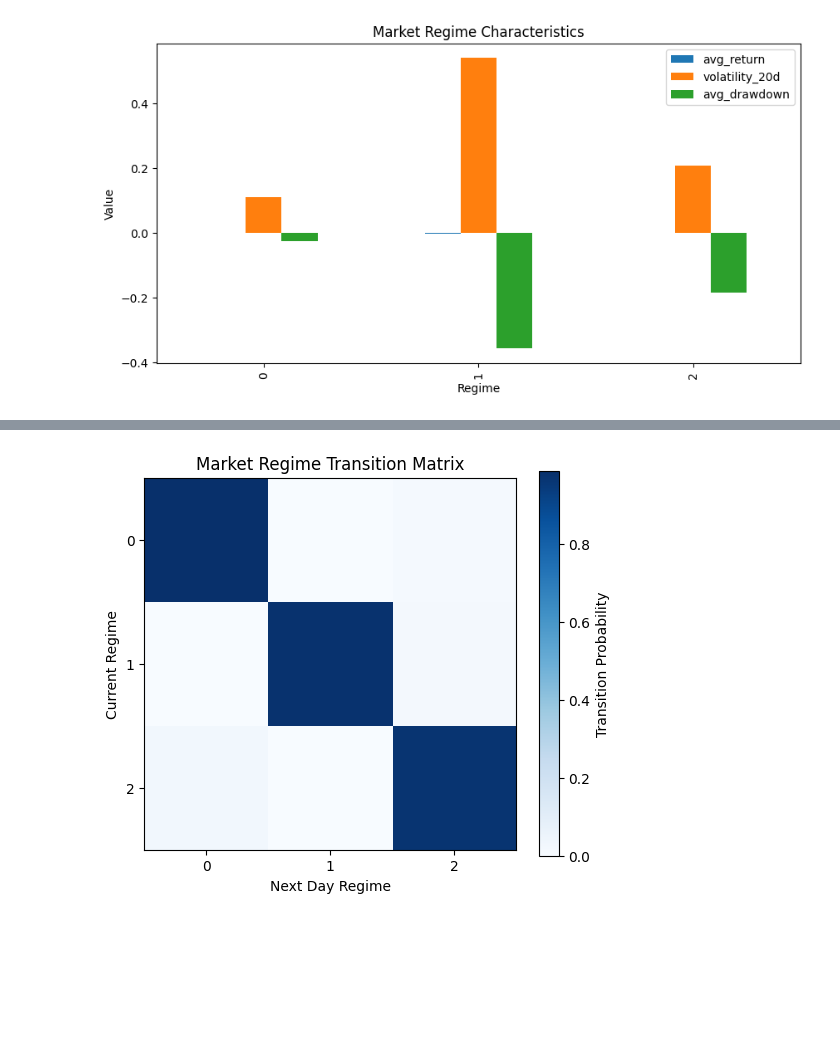
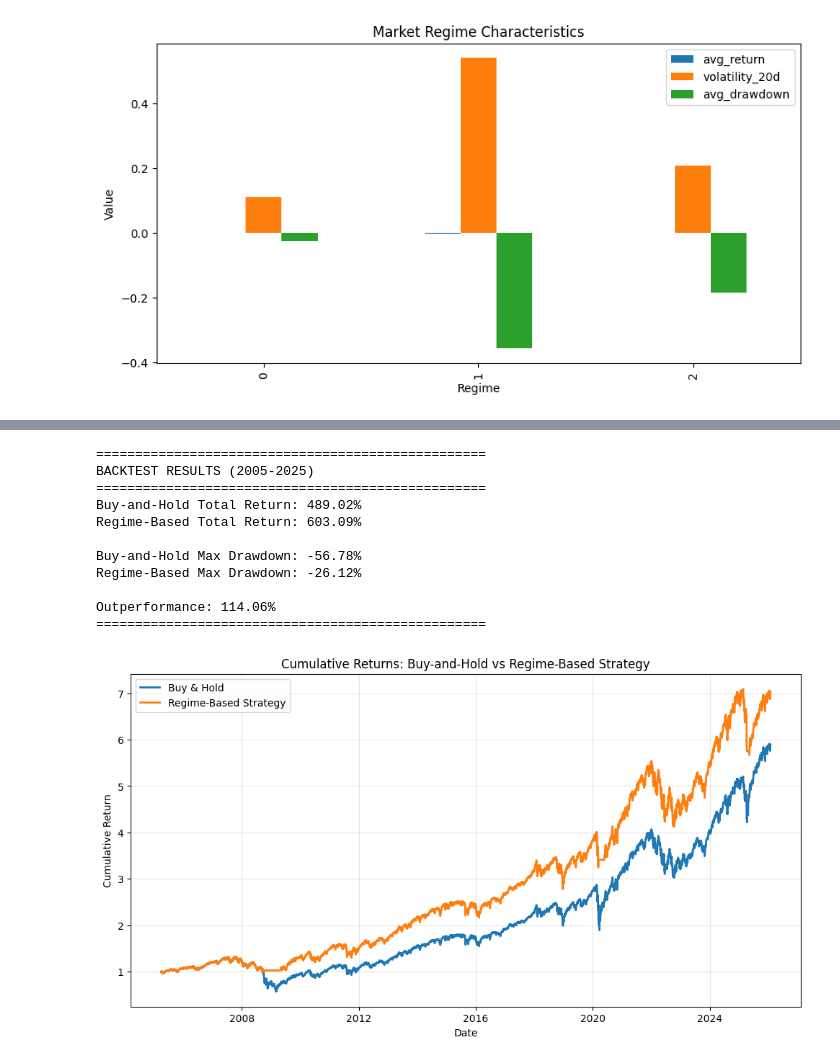
Before and after one commit to ishanvianand-lol/quantitative-research-1, a Jupyter notebook: notebooks/analysis.ipynb, the cells around one changed output, grey strips where cells are left out. Drawn from its saved outputs; the diff is of its cells as text; code cells hidden in the pictures; blank space fills up the shorter version.

```diff
--- a/notebooks/analysis.ipynb
+++ b/notebooks/analysis.ipynb
@@ -171,16 +275,58 @@ transition_probs
-# %%
-plt.figure(figsize=(6, 5))
-plt.imshow(transition_probs, cmap="Blues")
-
-plt.colorbar(label="Transition Probability")
-plt.title("Market Regime Transition Matrix")
-
-plt.xlabel("Next Day Regime")
-plt.ylabel("Current Regime")
-
-plt.xticks(range(len(transition_probs.columns)))
-plt.yticks(range(len(transition_probs.index)))
-
-plt.show()
-# %% [output]
-[figure, removed]
+# %%
+# Backtest: Compare Buy-and-Hold vs Regime-Based Strategy
+
+# Merge regime data with original sp500 data
+sp500_with_regime = sp500.join(data[['regime']], how='inner')
+
+# Calculate daily returns
+sp500_with_regime['daily_return'] = sp500_with_regime['Close'].pct_change()
+
+# Strategy: Exit stocks during crisis regime (regime 1), hold cash (0% return)
+sp500_with_regime['strategy_return'] = sp500_with_regime['daily_return'].copy()
+sp500_with_regime.loc[sp500_with_regime['regime'] == 1, 'strategy_return'] = 0
+
+# Calculate cumulative returns
+sp500_with_regime['buy_hold_cum'] = (1 + sp500_with_regime['daily_return']).cumprod()
+sp500_with_regime['strategy_cum'] = (1 + sp500_with_regime['strategy_return']).cumprod()
+
+# Performance metrics
+total_return_bh = (sp500_with_regime['buy_hold_cum'].iloc[-1] - 1) * 100
+total_return_strategy = (sp500_with_regime['strategy_cum'].iloc[-1] - 1) * 100
+
+max_dd_bh = sp500_with_regime['buy_hold_cum'].div(sp500_with_regime['buy_hold_cum'].cummax()).sub(1).min() * 100
+max_dd_strategy = sp500_with_regime['strategy_cum'].div(sp500_with_regime['strategy_cum'].cummax()).sub(1).min() * 100
+
+# Print results
+print("="*50)
+print("BACKTEST RESULTS (2005-2025)")
+print("="*50)
+print(f"Buy-and-Hold Total Return: {total_return_bh:.2f}%")
+print(f"Regime-Based Total Return: {total_return_strategy:.2f}%")
+print(f"\nBuy-and-Hold Max Drawdown: {max_dd_bh:.2f}%")
+print(f"Regime-Based Max Drawdown: {max_dd_strategy:.2f}%")
+print(f"\nOutperformance: {total_return_strategy - total_return_bh:.2f}%")
+print("="*50)
+
+# Plot cumulative returns
+plt.figure(figsize=(12, 6))
+plt.plot(sp500_with_regime.index, sp500_with_regime['buy_hold_cum'], label='Buy & Hold', linewidth=2)
+plt.plot(sp500_with_regime.index, sp500_with_regime['strategy_cum'], label='Regime-Based Strategy', linewidth=2)
+plt.title('Cumulative Returns: Buy-and-Hold vs Regime-Based Strategy')
+plt.xlabel('Date')
+plt.ylabel('Cumulative Return')
+plt.legend()
+plt.grid(True, alpha=0.3)
+plt.show()
+# %% [output]
+==================================================
+BACKTEST RESULTS (2005-2025)
+==================================================
+Buy-and-Hold Total Return: 489.02%
+Regime-Based Total Return: 603.09%
+
+Buy-and-Hold Max Drawdown: -56.78%
+Regime-Based Max Drawdown: -26.12%
+
+Outperformance: 114.06%
+==================================================
+[figure, added]
```
Also changed, not shown: parts of 9 cells of this notebook.
